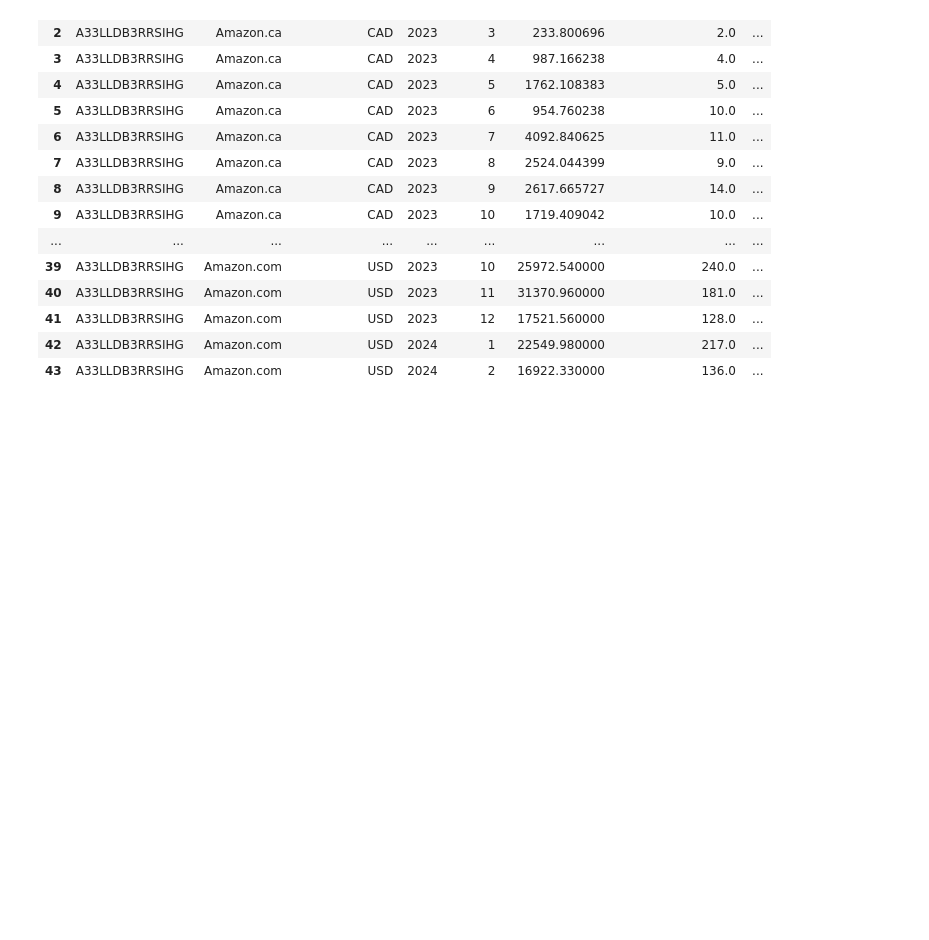
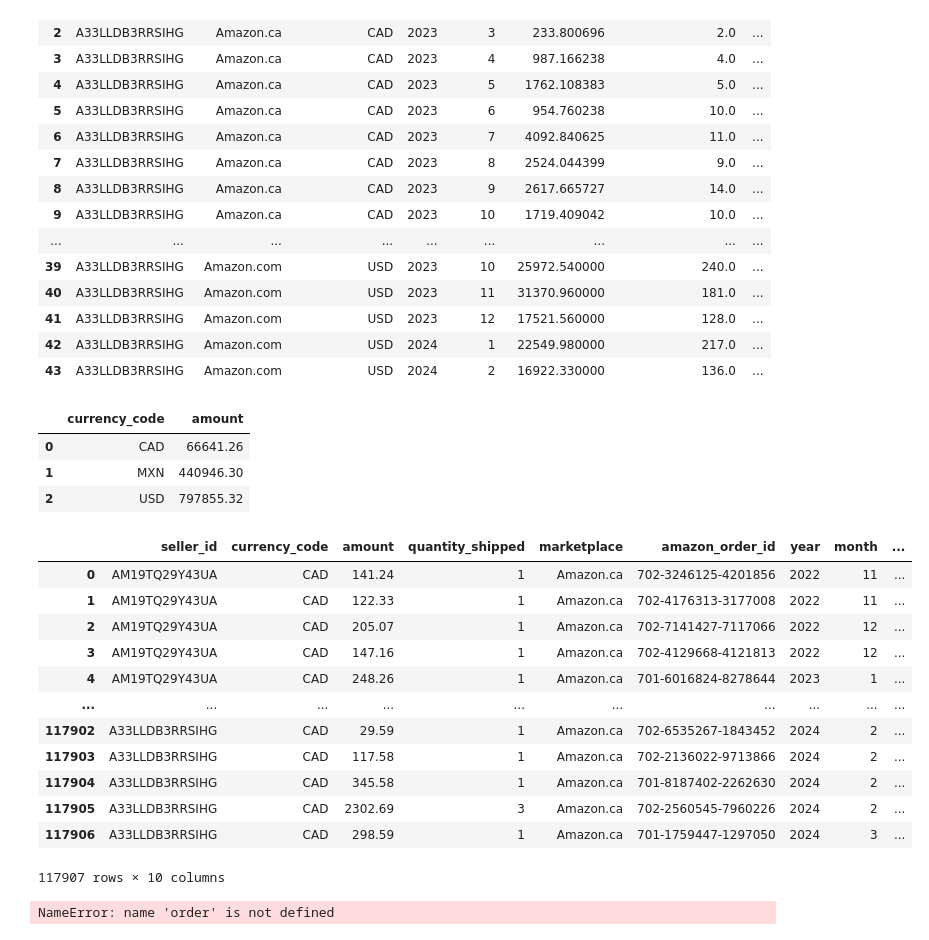
Before and after one commit to jackyzhu98/Report_API_Analysis, a Jupyter notebook: workingfiles/orders.ipynb, the cells around one changed output. Cells and saved outputs as stored; diff of their text form; code cells hidden in the pictures; blank space fills up the shorter version.

```diff
--- a/workingfiles/orders.ipynb
+++ b/workingfiles/orders.ipynb
@@ -79,3 +79,35 @@ monthly_data
 | 41 | A33LLDB3RRSIHG | Amazon.com | USD | 2023 | 12 | 17521.560000 | 128.0 | ... |
 | 42 | A33LLDB3RRSIHG | Amazon.com | USD | 2024 | 1 | 22549.980000 | 217.0 | ... |
 | 43 | A33LLDB3RRSIHG | Amazon.com | USD | 2024 | 2 | 16922.330000 | 136.0 | ... |
+# %%
+order = pd.read_csv('D:\合作店铺\科帕奇_1\Raw Data\seller_order.csv',index_col=0)
+cur_data = pd.read_csv('D:\合作店铺\科帕奇_1\Raw Data\currency.csv',index_col=0)
+# %%
+order[(order['year'] == 2024)&(order['month'] == 2)].groupby('currency_code')['amount'].sum().reset_index()
+# %% [output]
+|  | currency_code | amount |
+| 0 | CAD | 66641.26 |
+| 1 | MXN | 440946.30 |
+| 2 | USD | 797855.32 |
+# %%
+order = order.merge(cur_data,how = 'left',on = ['currency_code','year','month','day'])
+# %%
+order
+# %% [output]
+|  | seller_id | currency_code | amount | quantity_shipped | marketplace | amazon_order_id | year | month | ... |
+| 0 | AM19TQ29Y43UA | CAD | 141.24 | 1 | Amazon.ca | 702-3246125-4201856 | 2022 | 11 | ... |
+| 1 | AM19TQ29Y43UA | CAD | 122.33 | 1 | Amazon.ca | 702-4176313-3177008 | 2022 | 11 | ... |
+| 2 | AM19TQ29Y43UA | CAD | 205.07 | 1 | Amazon.ca | 702-7141427-7117066 | 2022 | 12 | ... |
+| 3 | AM19TQ29Y43UA | CAD | 147.16 | 1 | Amazon.ca | 702-4129668-4121813 | 2022 | 12 | ... |
+| 4 | AM19TQ29Y43UA | CAD | 248.26 | 1 | Amazon.ca | 701-6016824-8278644 | 2023 | 1 | ... |
+| ... | ... | ... | ... | ... | ... | ... | ... | ... | ... |
+| 117902 | A33LLDB3RRSIHG | CAD | 29.59 | 1 | Amazon.ca | 702-6535267-1843452 | 2024 | 2 | ... |
+| 117903 | A33LLDB3RRSIHG | CAD | 117.58 | 1 | Amazon.ca | 702-2136022-9713866 | 2024 | 2 | ... |
+| 117904 | A33LLDB3RRSIHG | CAD | 345.58 | 1 | Amazon.ca | 701-8187402-2262630 | 2024 | 2 | ... |
+| 117905 | A33LLDB3RRSIHG | CAD | 2302.69 | 3 | Amazon.ca | 702-2560545-7960226 | 2024 | 2 | ... |
+| 117906 | A33LLDB3RRSIHG | CAD | 298.59 | 1 | Amazon.ca | 701-1759447-1297050 | 2024 | 3 | ... |
+117907 rows × 10 columns
+# %%
+order[(order['year'] == 2024)&(order['month'] == 2)].groupby('currency_code')['amount_usd'].sum().reset_index()
+# %% [output]
+NameError: name 'order' is not defined
```
Also changed, not shown: 9 other files.
